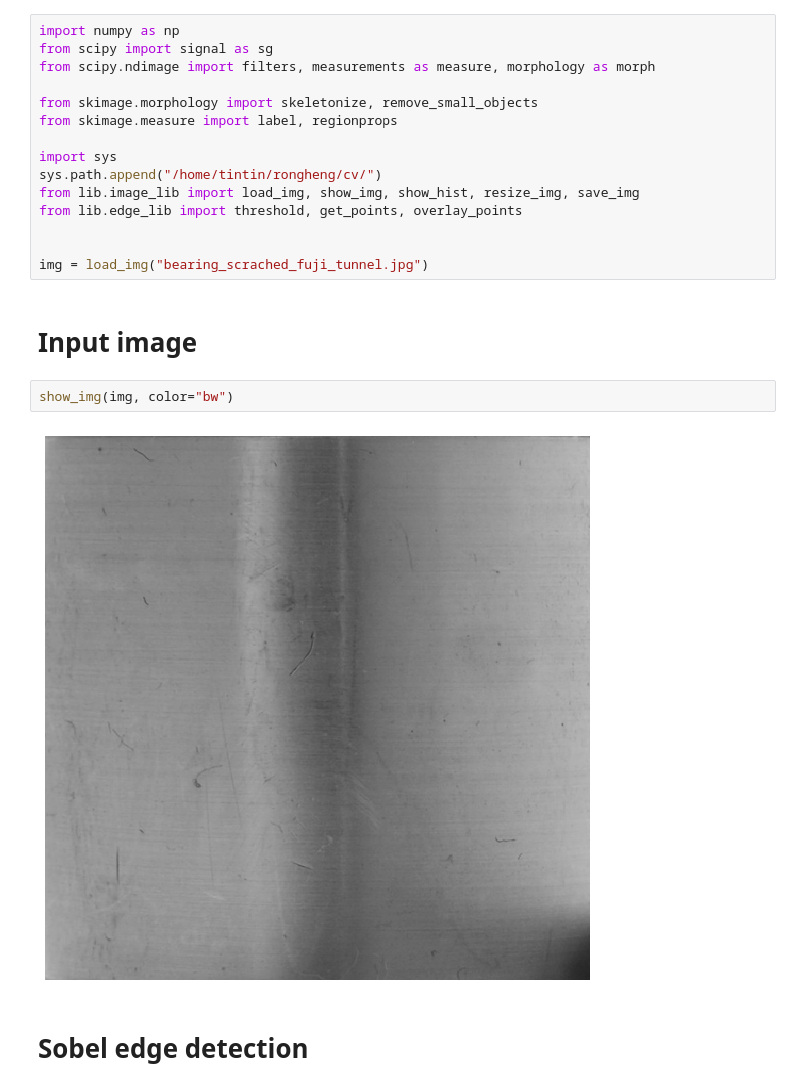
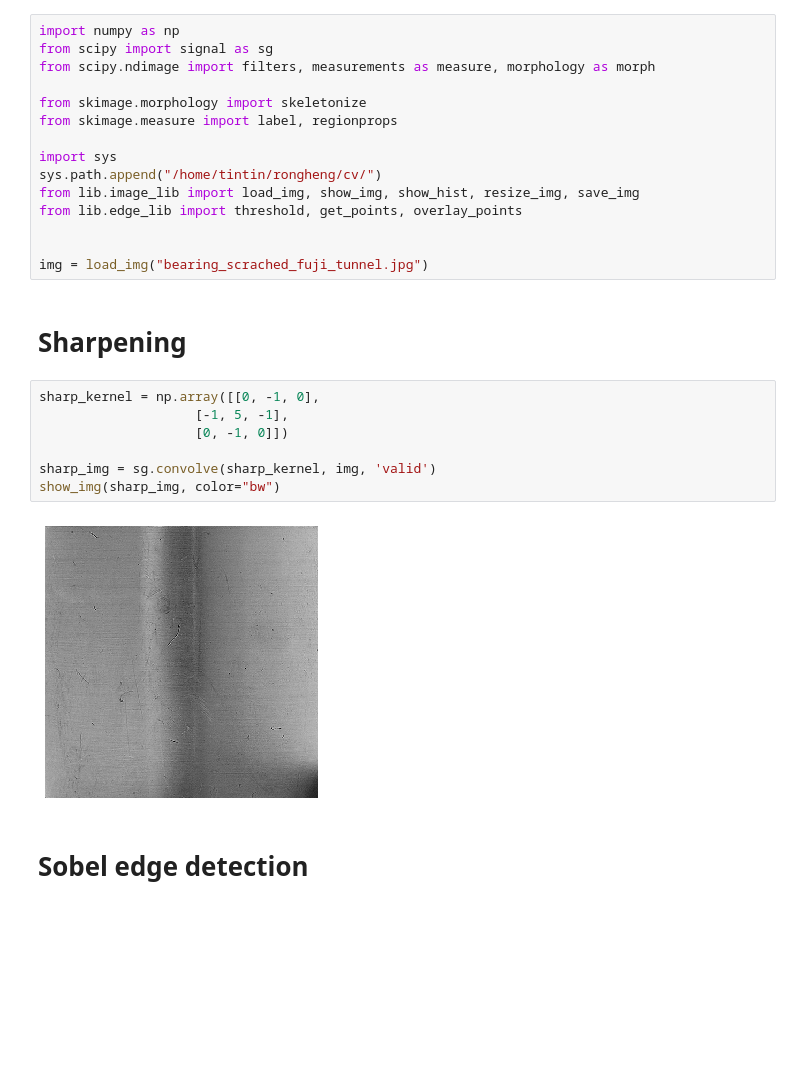
Before and after one commit to felixschloesser/DetectScratches, a Jupyter notebook: notebooks/applications/bearing_derivative.ipynb, the cells around one changed output. Saved outputs shown, nothing was run; the diff lists cells and outputs as text; blank space fills up the shorter version.

```diff
--- a/notebooks/applications/bearing_derivative.ipynb
+++ b/notebooks/applications/bearing_derivative.ipynb
@@ -3,7 +3,7 @@ import numpy as np
 from scipy import signal as sg
 from scipy.ndimage import filters, measurements as measure, morphology as morph
 
-from skimage.morphology import skeletonize, remove_small_objects
+from skimage.morphology import skeletonize
 from skimage.measure import label, regionprops
 
 import sys
@@ -13,12 +13,17 @@ from lib.edge_lib import threshold, get_points, overlay_points
 
 
 img = load_img("bearing_scrached_fuji_tunnel.jpg")
-# %% [markdown]
-# Input image
-# %%
-show_img(img, color="bw")
-# %% [output]
-[figure, removed]
+# %% [markdown]
+# Sharpening
+# %%
+sharp_kernel = np.array([[0, -1, 0],
+                    [-1, 5, -1],
+                    [0, -1, 0]])
+
+sharp_img = sg.convolve(sharp_kernel, img, 'valid')
+show_img(sharp_img, color="bw")
+# %% [output]
+[figure, added]
 # %% [markdown]
 # Sobel edge detection
 # %%
```
Also changed, not shown: parts of 10 cells of this notebook, 5 other files.
